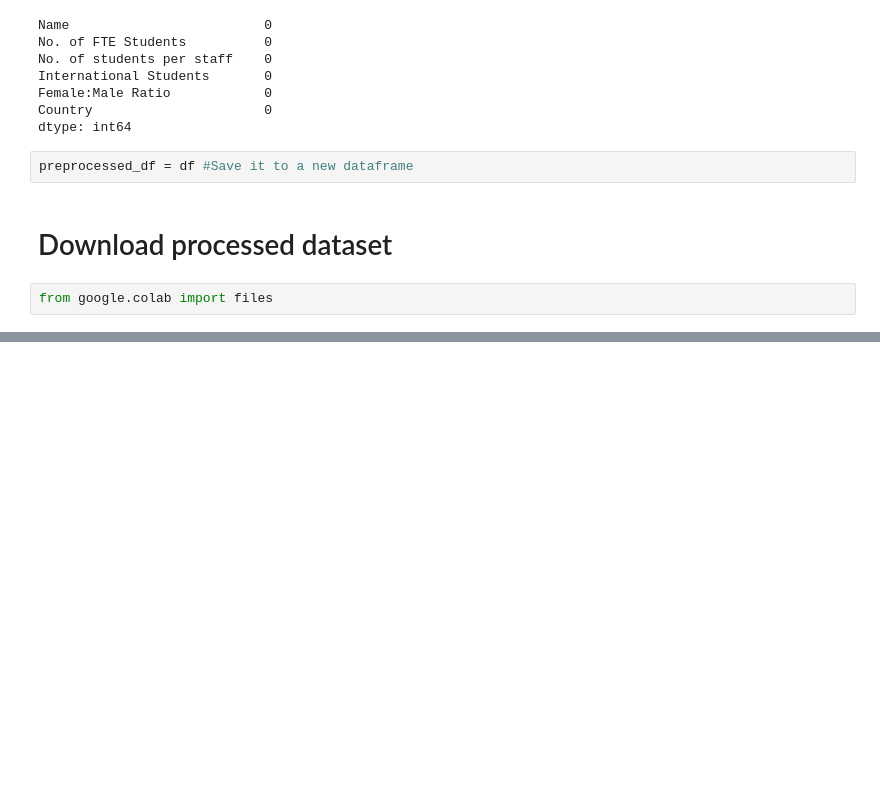
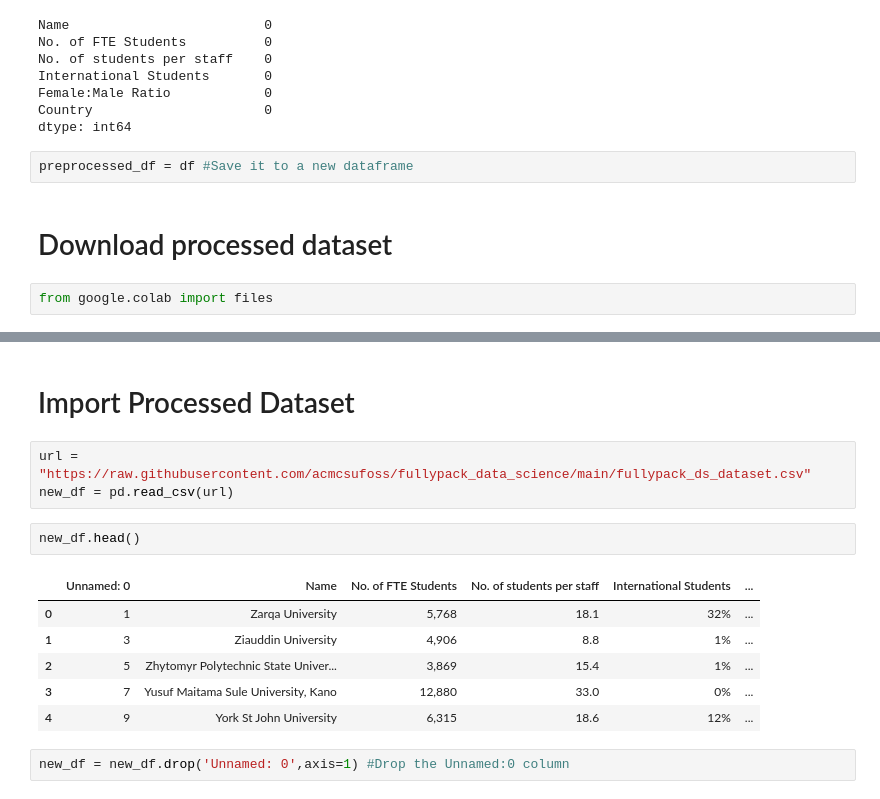
Before and after one commit to acmcsufoss/fullypack_data_science, a Jupyter notebook: Simple_Analysis.ipynb, the cells around one changed output, grey strips where cells are left out. Saved outputs shown, nothing was run; the diff lists cells and outputs as text; blank space fills up the shorter version.

```diff
--- a/Simple_Analysis.ipynb
+++ b/Simple_Analysis.ipynb
@@ -138,3 +138,19 @@ files.download('fullypack_ds_dataset.csv')
 # %% [output]
 [interactive output not drawn]
 [interactive output not drawn]
+# %% [markdown]
+# Import Processed Dataset
+# %%
+url = "https://raw.githubusercontent.com/acmcsufoss/fullypack_data_science/main/fullypack_ds_dataset.csv"
+new_df = pd.read_csv(url)
+# %%
+new_df.head()
+# %% [output]
+|  | Unnamed: 0 | Name | No. of FTE Students | No. of students per staff | International Students | ... |
+| 0 | 1 | Zarqa University | 5,768 | 18.1 | 32% | ... |
+| 1 | 3 | Ziauddin University | 4,906 | 8.8 | 1% | ... |
+| 2 | 5 | Zhytomyr Polytechnic State Univer... | 3,869 | 15.4 | 1% | ... |
+| 3 | 7 | Yusuf Maitama Sule University, Kano | 12,880 | 33.0 | 0% | ... |
+| 4 | 9 | York St John University | 6,315 | 18.6 | 12% | ... |
+# %%
+new_df = new_df.drop('Unnamed: 0',axis=1) #Drop the Unnamed:0 column
```
Also changed, not shown: parts of 13 cells of this notebook.
